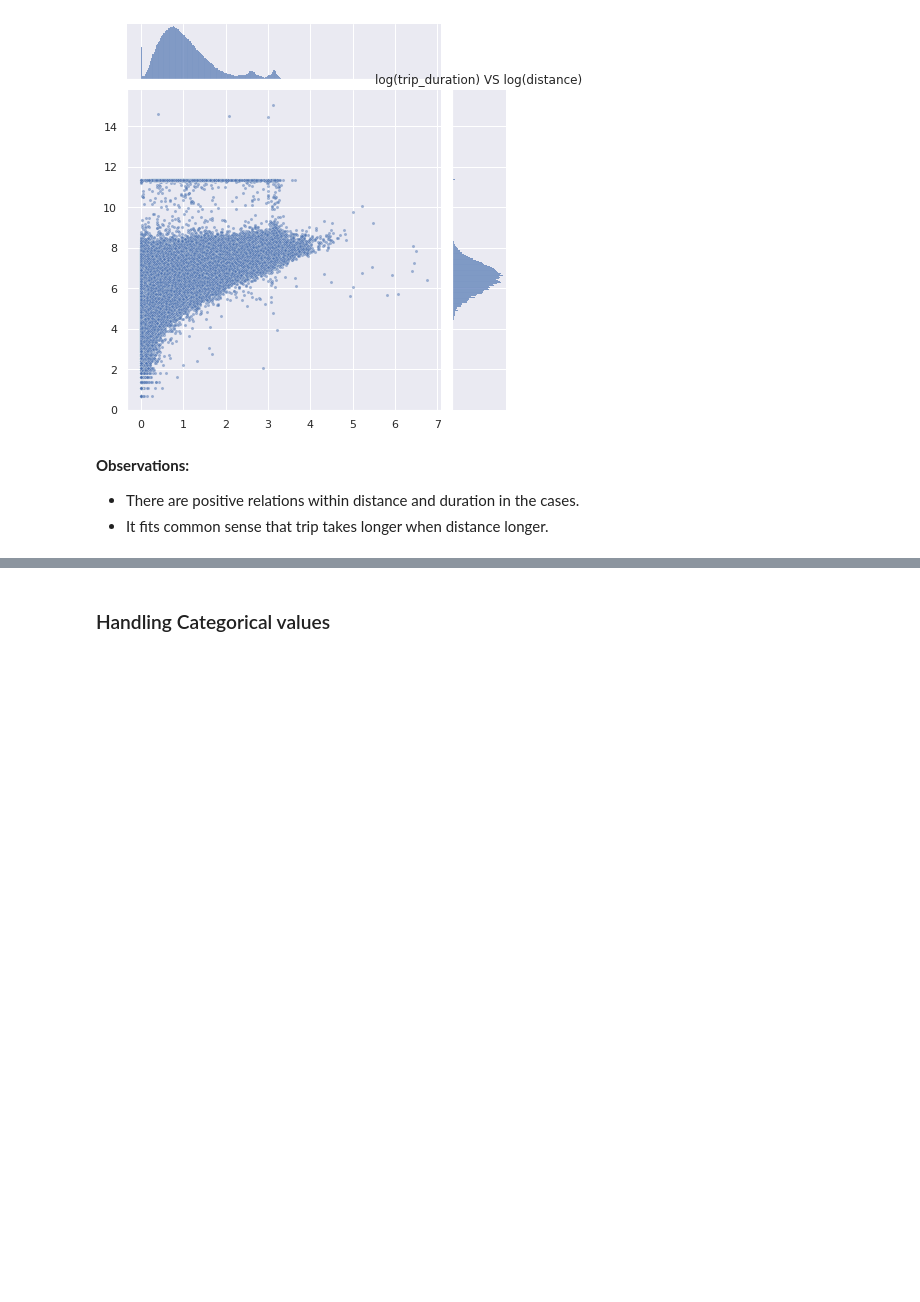
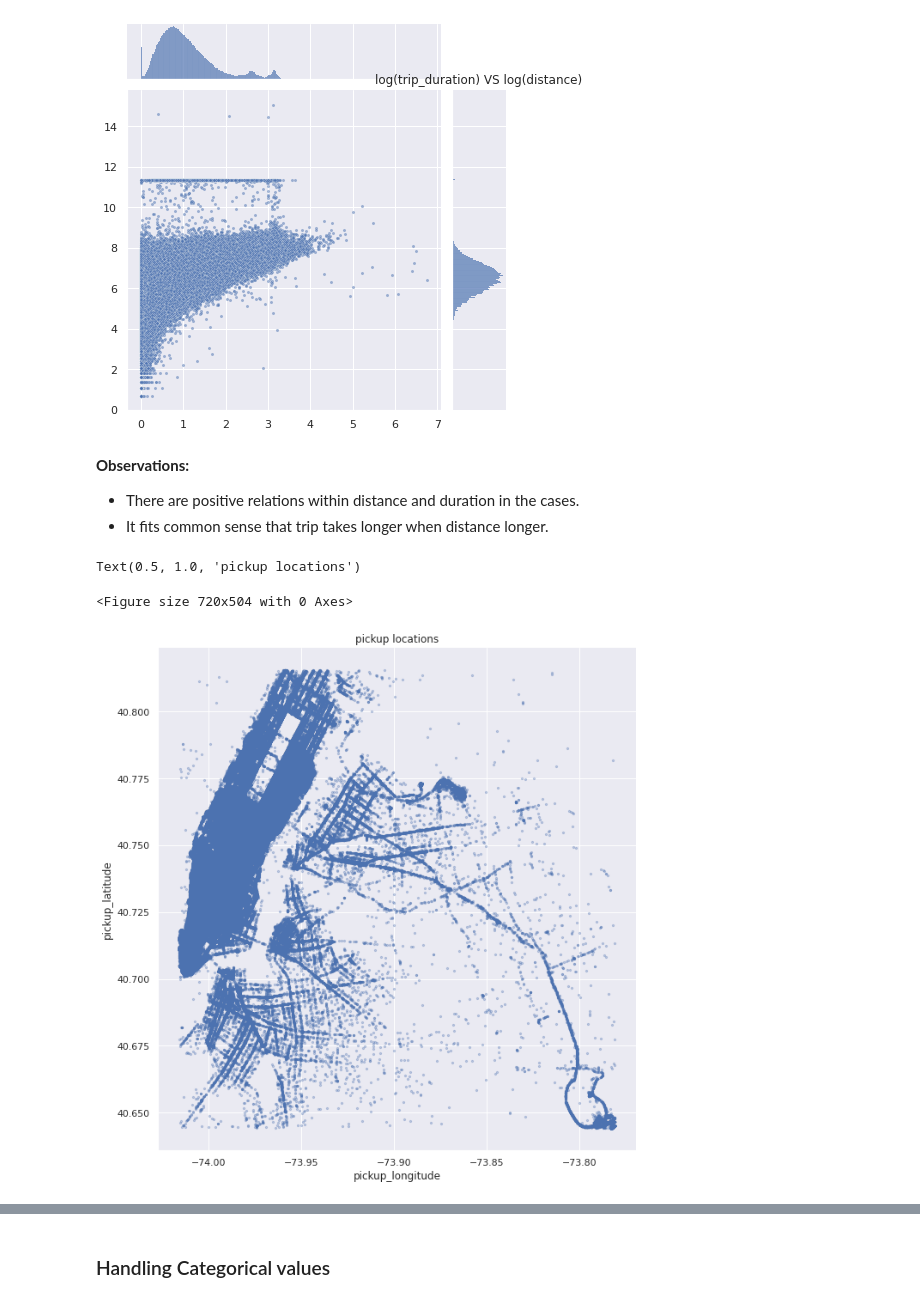
Before and after one commit to HariTarz/NYC-Taxi-Trip-Time-Prediction, a Jupyter notebook: NYC_Taxi_Trip_Time_Prediction_Capstone_Project.ipynb, the cells around one changed output, grey strips where cells are left out. Saved outputs shown, nothing was run; the diff lists cells and outputs as text; code cells hidden in the pictures; blank space fills up the shorter version.

```diff
--- a/NYC_Taxi_Trip_Time_Prediction_Capstone_Project.ipynb
+++ b/NYC_Taxi_Trip_Time_Prediction_Capstone_Project.ipynb
@@ -593,3 +582,15 @@ Text(0.5, 1.0, 'log(trip_duration) VS log(distance)')
 
 * There are positive relations within distance and duration in the cases.
 * It fits common sense that trip takes longer when distance longer.
+# %%
+fig = plt.figure(figsize=(10,7))
+# ax = fig.gca()
+sns.lmplot(x='pickup_longitude', y= 'pickup_latitude', size=9, scatter_kws={'alpha':0.3,'s':5}, fit_reg=False, data=df[(df.pickup_longitude>df.pickup_longitude.quantile(0.005)) & (df.pickup_longitude<df.pickup_longitude.quantile(0.995)) & (df.pickup_latitude>df.pickup_latitude.quantile(0.005)) & (df.pickup_latitude<df.pickup_latitude.quantile(0.995))])
+sns.set_theme(style='darkgrid')
+ax.set_xlabel('pickup_longitude')
+ax.set_ylabel('pickup_latitude')
+plt.title('pickup locations')
+# %% [output]
+Text(0.5, 1.0, 'pickup locations')
+<Figure size 720x504 with 0 Axes>
+[figure, added]
```
Also changed, not shown: parts of 90 cells of this notebook.
